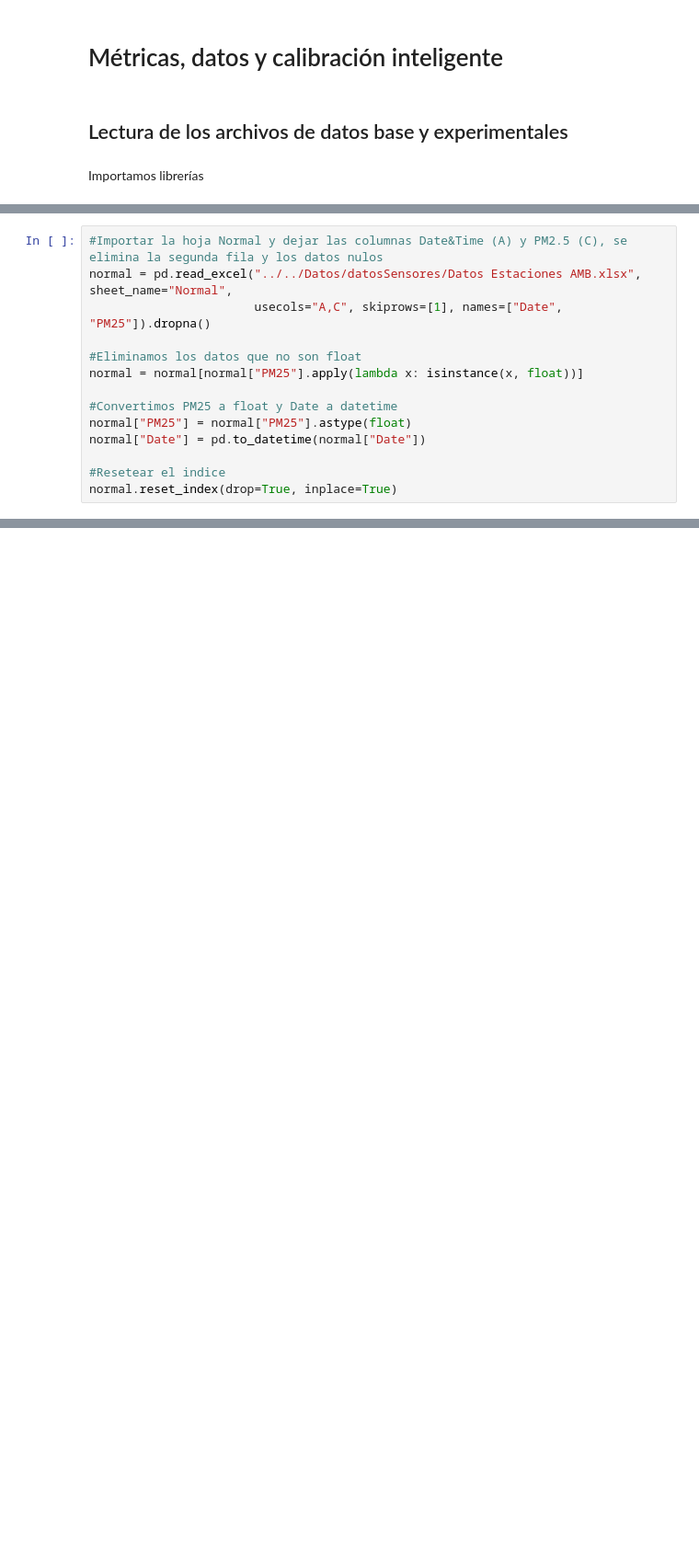
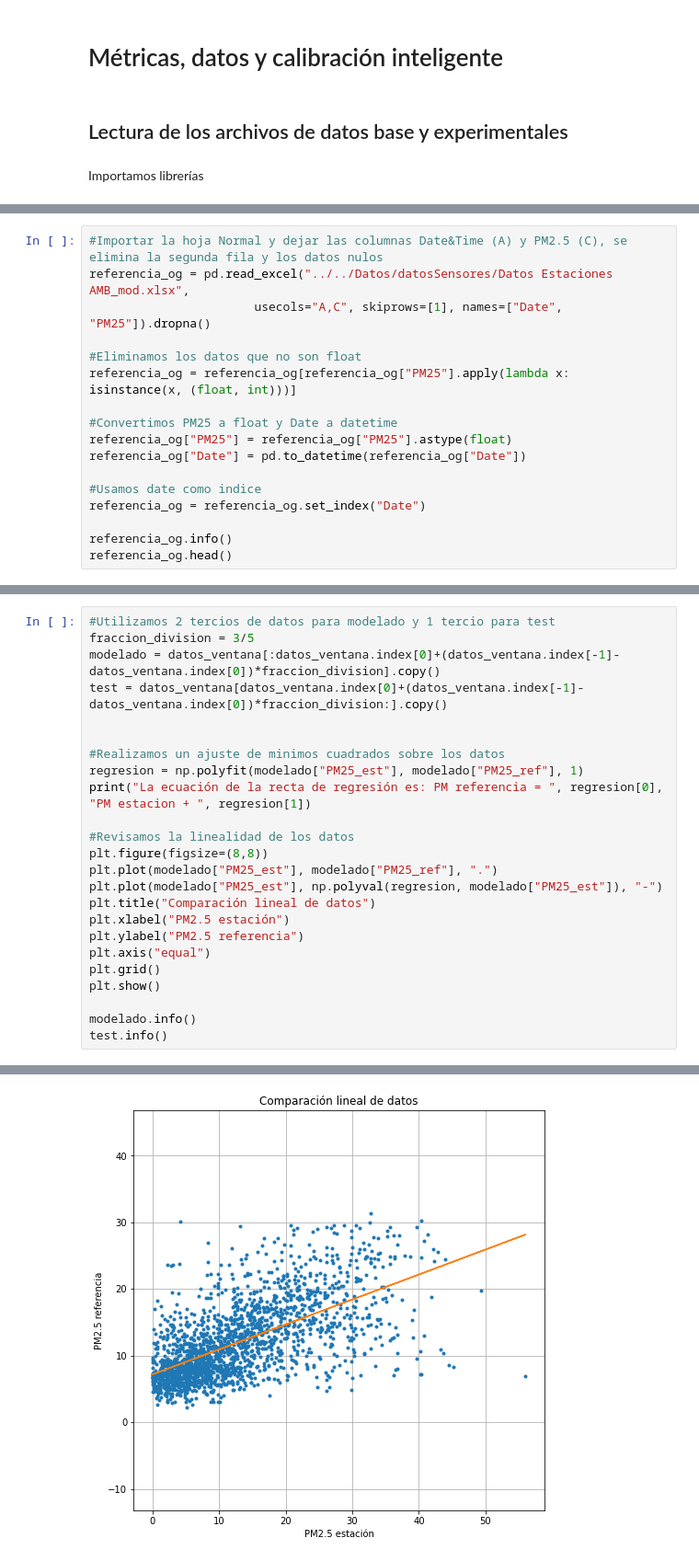
Before and after one commit to Vendetta0462/TareasCursos, a Jupyter notebook: Codigos/Calibracion_Inteligente/Calibracion_Inteligente.ipynb, the cells around one changed output, grey strips where cells are left out. Shown at 92% size. Saved outputs shown, nothing was run; the diff lists cells and outputs as text; blank space fills up the shorter version.

```diff
--- a/Codigos/Calibracion_Inteligente/Calibracion_Inteligente.ipynb
+++ b/Codigos/Calibracion_Inteligente/Calibracion_Inteligente.ipynb
@@ -14,14 +15,17 @@ Importamos los datasets
 # %%
 #Importar la hoja Normal y dejar las columnas Date&Time (A) y PM2.5 (C), se elimina la segunda fila y los datos nulos
-normal = pd.read_excel("../../Datos/datosSensores/Datos Estaciones AMB.xlsx", sheet_name="Normal",
+referencia_og = pd.read_excel("../../Datos/datosSensores/Datos Estaciones AMB_mod.xlsx",
                        usecols="A,C", skiprows=[1], names=["Date", "PM25"]).dropna()
 
 #Eliminamos los datos que no son float
-normal = normal[normal["PM25"].apply(lambda x: isinstance(x, float))]
+referencia_og = referencia_og[referencia_og["PM25"].apply(lambda x: isinstance(x, (float, int)))]
 
 #Convertimos PM25 a float y Date a datetime
-normal["PM25"] = normal["PM25"].astype(float)
-normal["Date"] = pd.to_datetime(normal["Date"])
+referencia_og["PM25"] = referencia_og["PM25"].astype(float)
+referencia_og["Date"] = pd.to_datetime(referencia_og["Date"])
 
-#Resetear el indice
-normal.reset_index(drop=True, inplace=True)
+#Usamos date como indice
+referencia_og = referencia_og.set_index("Date")
+
+referencia_og.info()
+referencia_og.head()
@@ -110,0 +265,25 @@ Index: []
+# %%
+#Utilizamos 2 tercios de datos para modelado y 1 tercio para test
+fraccion_division = 3/5
+modelado = datos_ventana[:datos_ventana.index[0]+(datos_ventana.index[-1]-datos_ventana.index[0])*fraccion_division].copy()
+test = datos_ventana[datos_ventana.index[0]+(datos_ventana.index[-1]-datos_ventana.index[0])*fraccion_division:].copy()
+
+
+#Realizamos un ajuste de minimos cuadrados sobre los datos
+regresion = np.polyfit(modelado["PM25_est"], modelado["PM25_ref"], 1)
+print("La ecuación de la recta de regresión es: PM referencia = ", regresion[0], "PM estacion + ", regresion[1])
+
+#Revisamos la linealidad de los datos
+plt.figure(figsize=(8,8))
+plt.plot(modelado["PM25_est"], modelado["PM25_ref"], ".")
+plt.plot(modelado["PM25_est"], np.polyval(regresion, modelado["PM25_est"]), "-")
+plt.title("Comparación lineal de datos")
+plt.xlabel("PM2.5 estación")
+plt.ylabel("PM2.5 referencia")
+plt.axis("equal")
+plt.grid()
+plt.show()
+
+modelado.info()
+test.info()
+# %% [output]
@@ -110,0 +291 @@ Index: []
+[figure, added]
```
Also changed, not shown: parts of 41 cells of this notebook.
